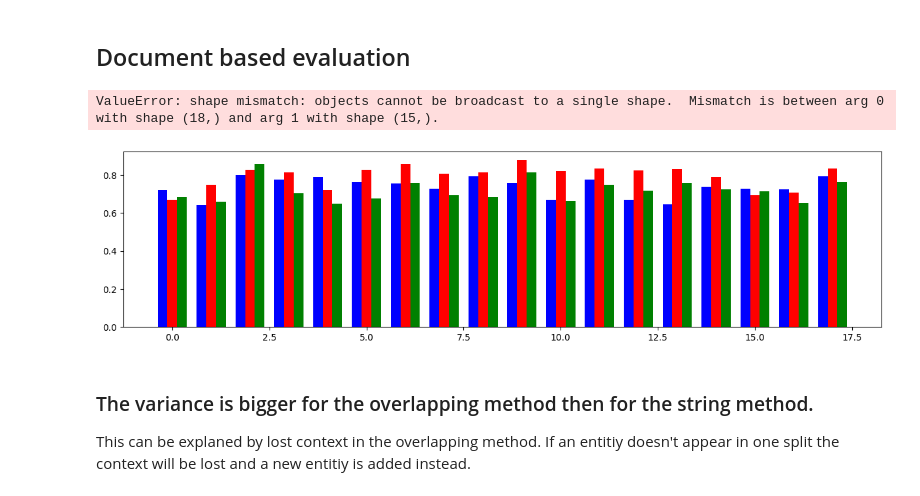
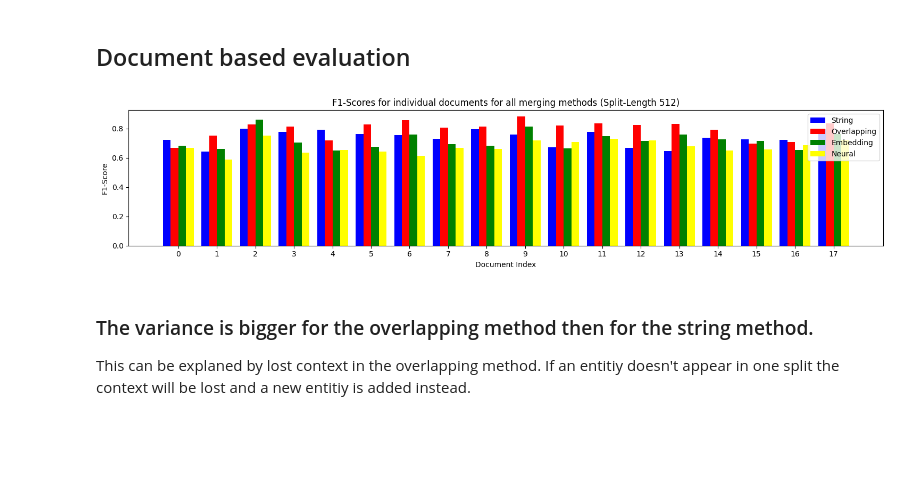
Before and after one commit to JanMaeg/Bachelorarbeit, a Jupyter notebook: results/Results.ipynb, the cells around one changed output. Cells and saved outputs as stored; diff of their text form; code cells hidden in the pictures; blank space fills up the shorter version.

```diff
--- a/results/Results.ipynb
+++ b/results/Results.ipynb
@@ -21,22 +21,21 @@ exp3_f1_scores = [0.6843789314074814, 0.6600789102818281, 0.8597900272817349, 0.
 exp3_recalls = [0.649765372052577, 0.5982194926467587, 0.8094009527886558, 0.65688384528069, 0.5983886199419778, 0.6352134196503086, 0.6862916503673784, 0.6432313256795327, 0.6094335716570808, 0.7698444849426128, 0.5946583375579304, 0.6861787377139684, 0.7030317345435672, 0.7192681943936847, 0.6768227875978177, 0.6792323126114024, 0.61712959718139, 0.7174172229056271]
 exp3_precisions = [0.727429751954832, 0.7591294245060108, 0.9295962836085824, 0.7657697307505299, 0.7257621748520985, 0.7618838367759144, 0.891329433526653, 0.7595062994507207, 0.8109194032091095, 0.8743659372812266, 0.7732176636454268, 0.8386889184486769, 0.7811713337152216, 0.8524984072371051, 0.7947174560985429, 0.7672589123969565, 0.7223228083568927, 0.8196998427116041]
 # %%
-exp4_f1_scores = [0.5921474676712167, 0.624192059614261, 0.7497494075123287, 0.6126371765424978, 0.6294151596881635, 0.6358125327591203, 0.6546862632143077, 0.6851401340065505, 0.6436757416992854, 0.8039738021235009, 0.7052418558662313, 0.7537176477028117, 0.6838120956519887, 0.7184757157143894, 0.7119423475454831]
+exp4_f1_scores = [0.667013197122201, 0.587079338674291, 0.7514351540125551, 0.6348065995948949, 0.6533930384033056, 0.6436601322074834, 0.6118092959927489, 0.6685915748274507, 0.6620326423033228, 0.7176820122955031, 0.7093007125421362, 0.7287531408126919, 0.7175617841698081, 0.6779551158218403, 0.6506325624975001, 0.657997673920991, 0.6846991511075373, 0.7210911014811602]
 # %%
 fig, ax = plt.subplots(figsize=(15,3.5))
-ax.bar(documents - 0.25, f1_scores, color = 'b', width = 0.25)
-ax.bar(documents, exp2_f1_scores, color = 'r', width = 0.25)
-ax.bar(documents + 0.25, exp3_f1_scores, color = 'g', width = 0.25)
-ax.bar(documents + 0.25, exp4_f1_scores, color = 'y', width = 0.25)
+ax.bar(documents - 0.3, f1_scores, color = 'b', width = 0.2)
+ax.bar(documents - 0.1, exp2_f1_scores, color = 'r', width = 0.2)
+ax.bar(documents + 0.1, exp3_f1_scores, color = 'g', width = 0.2)
+ax.bar(documents + 0.3, exp4_f1_scores, color = 'yellow', width = 0.2)
 ax.set_xticks(documents)
 ax.set_ylabel('F1-Score')
 ax.set_xlabel('Document Index')
 ax.legend(labels=['String', 'Overlapping', 'Embedding', 'Neural'])
 ax.set_title('F1-Scores for individual documents for all merging methods (Split-Length 512)')
 plt.tight_layout()
 # %% [output]
-ValueError: shape mismatch: objects cannot be broadcast to a single shape.  Mismatch is between arg 0 with shape (18,) and arg 1 with shape (15,).
-[figure, old version]
+[figure, new version]
 # %% [markdown]
 ### The variance is bigger for the overlapping method then for the string method.
 
```
Also changed, not shown: 20 other files.
